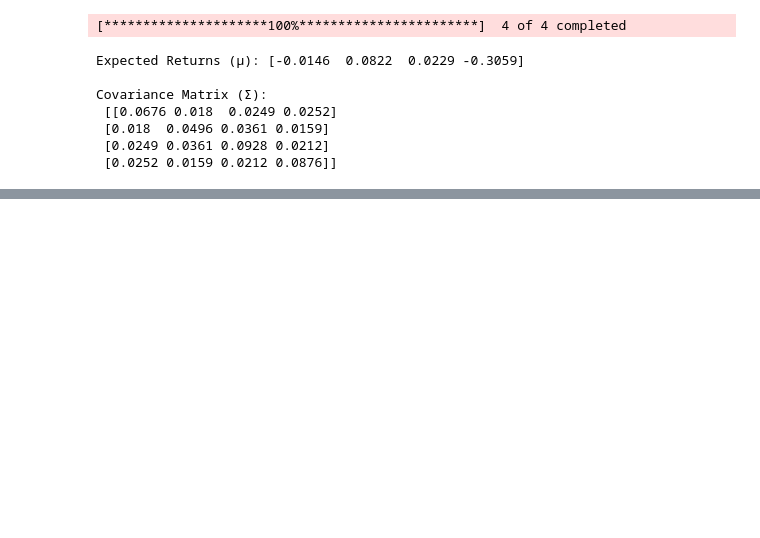
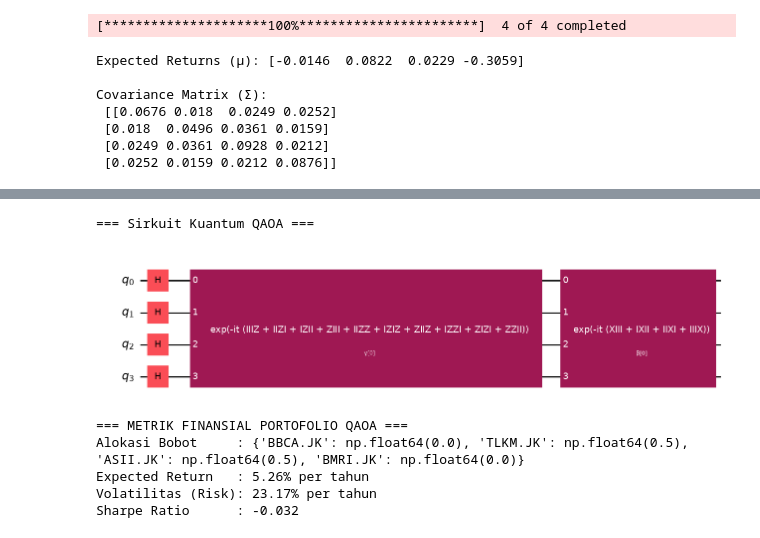
Before and after one commit to SamMorales11/Q-Markowitz, a Jupyter notebook: notebooks/q_markowitz_qaoa.ipynb, the cells around one changed output, grey strips where cells are left out. Saved outputs shown, nothing was run; the diff lists cells and outputs as text; code cells hidden in the pictures; blank space fills up the shorter version.

```diff
--- a/notebooks/q_markowitz_qaoa.ipynb
+++ b/notebooks/q_markowitz_qaoa.ipynb
@@ -85,0 +178,27 @@ Subject to
+# %%
+# Tampilkan sirkuit QAOA versi teks / ASCII
+print("=== Sirkuit Kuantum QAOA ===")
+ansatz.decompose().draw('mpl', fold=-1)
+# %% [output]
+=== Sirkuit Kuantum QAOA ===
+[figure, added]
+# %%
+risk_free_rate = 0.06  # Asumsi suku bunga BI 6%
+
+# Ekstrak return dan volatilitas portofolio terpilih (bobot dibagi rata antar aset terpilih)
+weights = result_qaoa_x / np.sum(result_qaoa_x)
+port_return = np.dot(weights, mu)
+port_volatility = np.sqrt(np.dot(weights.T, np.dot(sigma, weights)))
+sharpe_ratio = (port_return - risk_free_rate) / port_volatility
+
+print("=== METRIK FINANSIAL PORTOFOLIO QAOA ===")
+print(f"Alokasi Bobot     : {dict(zip(tickers, np.round(weights, 2)))}")
+print(f"Expected Return   : {port_return * 100:.2f}% per tahun")
+print(f"Volatilitas (Risk): {port_volatility * 100:.2f}% per tahun")
+print(f"Sharpe Ratio      : {sharpe_ratio:.3f}")
+# %% [output]
+=== METRIK FINANSIAL PORTOFOLIO QAOA ===
+Alokasi Bobot     : {'BBCA.JK': np.float64(0.0), 'TLKM.JK': np.float64(0.5), 'ASII.JK': np.float64(0.5), 'BMRI.JK': np.float64(0.0)}
+Expected Return   : 5.26% per tahun
+Volatilitas (Risk): 23.17% per tahun
+Sharpe Ratio      : -0.032
```
Also changed, not shown: parts of 4 cells of this notebook, 2 other files.
